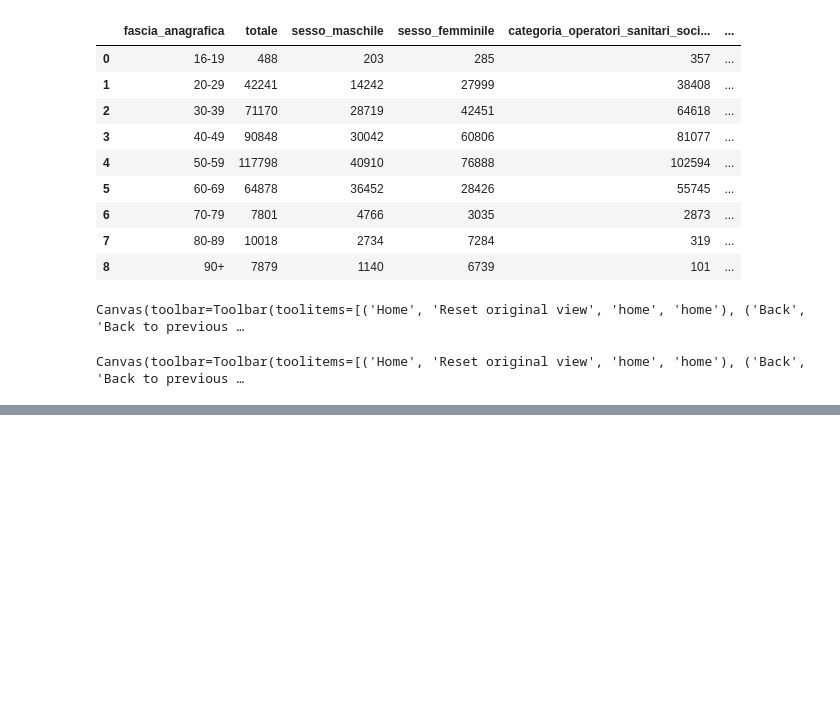
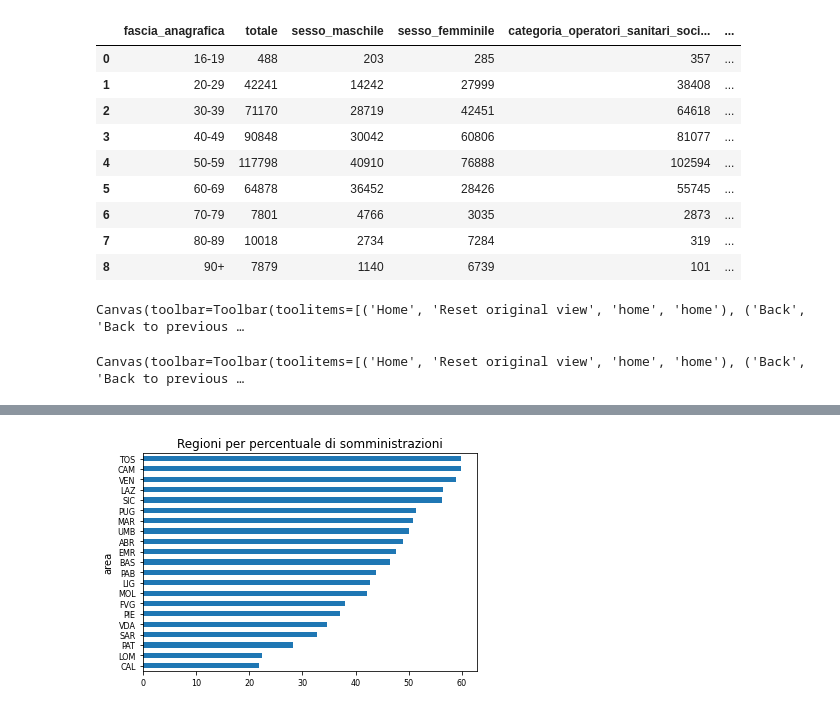
Before and after one commit to aidinattar/vaccini, a Jupyter notebook: vaccini.ipynb, the cells around one changed output, grey strips where cells are left out. Drawn from its saved outputs; the diff is of its cells as text; code cells hidden in the pictures; blank space fills up the shorter version.

```diff
--- a/vaccini.ipynb
+++ b/vaccini.ipynb
@@ -633,0 +652,8 @@ Canvas(toolbar=Toolbar(toolitems=[('Home', 'Reset original view', 'home', 'home'
+# %%
+vaccinisort = vaccini.sort_values(by = 'percentuale_somministrazione')
+vaccinisort.plot(kind='barh',x = 'area', y='percentuale_somministrazione', legend = False)
+
+plt.title("Regioni per percentuale di somministrazioni")
+plt.savefig('barreitaliaperc.png', dpi=300)
+# %% [output]
+[figure, added]
```
Also changed, not shown: parts of 15 cells of this notebook, 6 other files.
